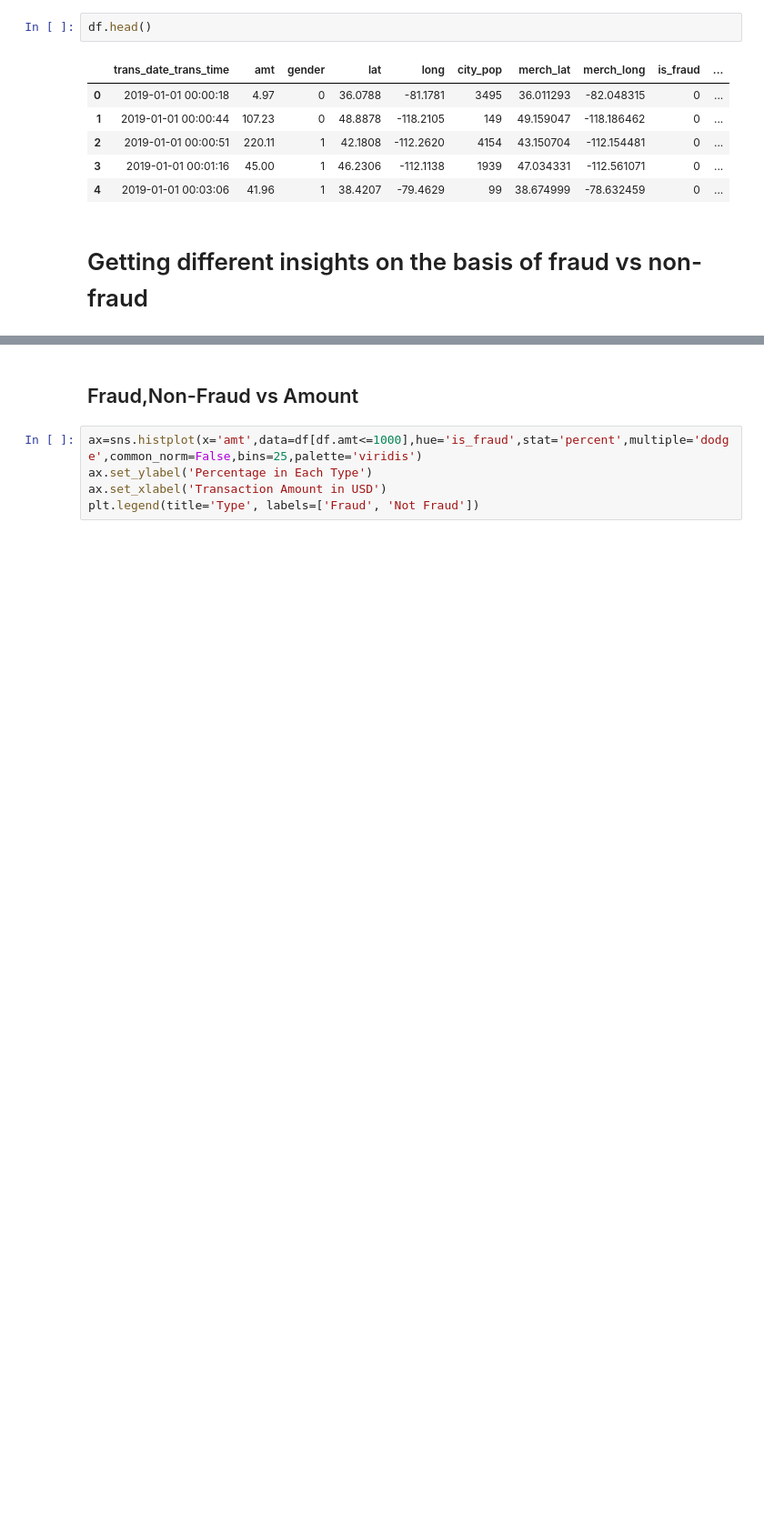
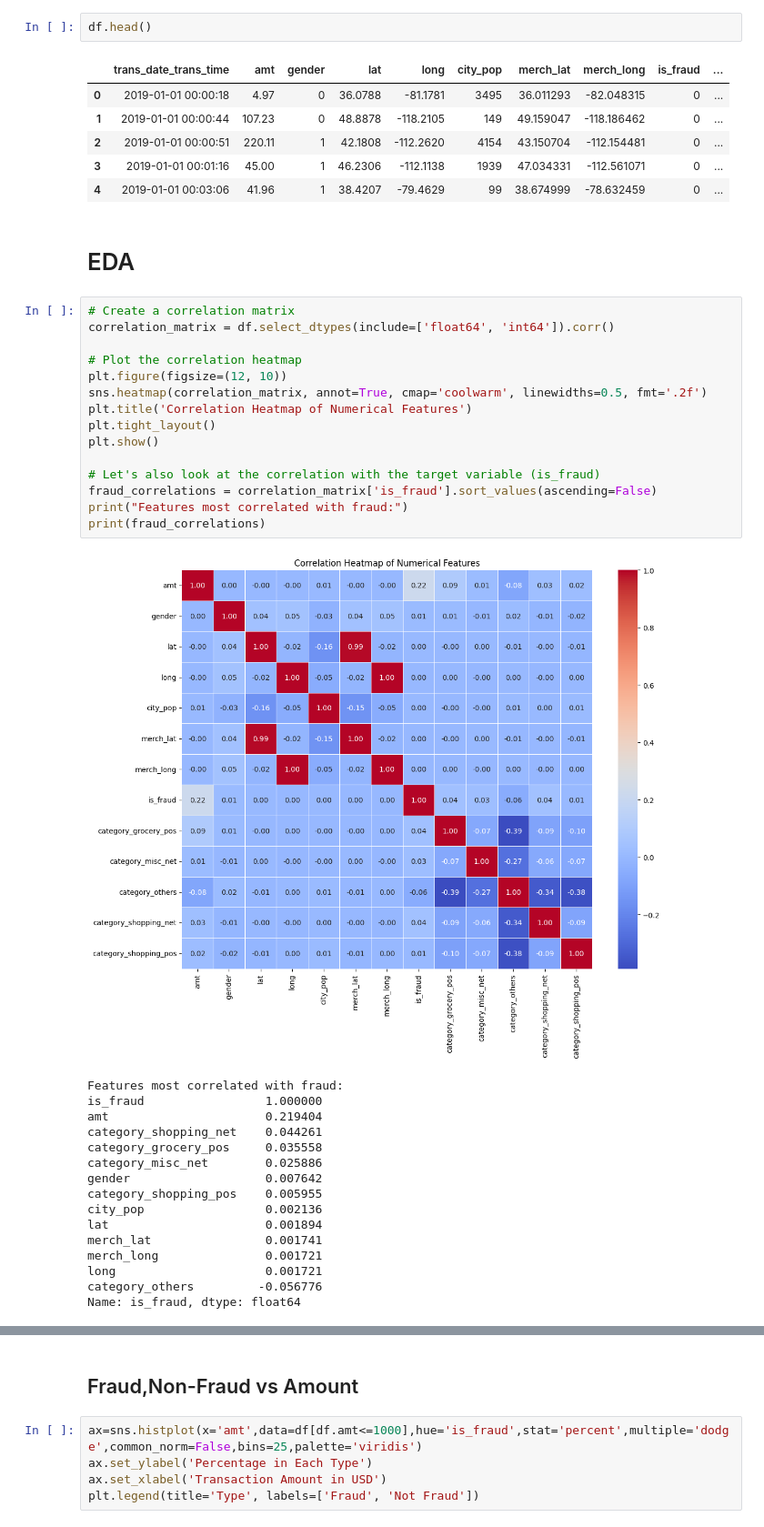
Before and after one commit to surafel58/ml-classification-regression-project, a Jupyter notebook: notebooks/credit_card_fraud_detection.ipynb, the cells around one changed output, grey strips where cells are left out. Shown at 91% size. Saved outputs shown, nothing was run; the diff lists cells and outputs as text; blank space fills up the shorter version.

```diff
--- a/notebooks/credit_card_fraud_detection.ipynb
+++ b/notebooks/credit_card_fraud_detection.ipynb
@@ -503,4 +483,36 @@ df.head()
 | 3 | 2019-01-01 00:01:16 | 45.00 | 1 | 46.2306 | -112.1138 | 1939 | 47.034331 | -112.561071 | 0 | ... |
 | 4 | 2019-01-01 00:03:06 | 41.96 | 1 | 38.4207 | -79.4629 | 99 | 38.674999 | -78.632459 | 0 | ... |
 # %% [markdown]
-# Getting different insights on the basis of fraud vs non-fraud
+# EDA
+# %%
+# Create a correlation matrix
+correlation_matrix = df.select_dtypes(include=['float64', 'int64']).corr()
+
+# Plot the correlation heatmap
+plt.figure(figsize=(12, 10))
+sns.heatmap(correlation_matrix, annot=True, cmap='coolwarm', linewidths=0.5, fmt='.2f')
+plt.title('Correlation Heatmap of Numerical Features')
+plt.tight_layout()
+plt.show()
+
+# Let's also look at the correlation with the target variable (is_fraud)
+fraud_correlations = correlation_matrix['is_fraud'].sort_values(ascending=False)
+print("Features most correlated with fraud:")
+print(fraud_correlations)
+# %% [output]
+[figure, added]
+Features most correlated with fraud:
+is_fraud                 1.000000
+amt                      0.219404
+category_shopping_net    0.044261
+category_grocery_pos     0.035558
+category_misc_net        0.025886
+gender                   0.007642
+category_shopping_pos    0.005955
+city_pop                 0.002136
+lat                      0.001894
+merch_lat                0.001741
+merch_long               0.001721
+long                     0.001721
+category_others         -0.056776
+Name: is_fraud, dtype: float64
```
Also changed, not shown: parts of 25 cells of this notebook.
